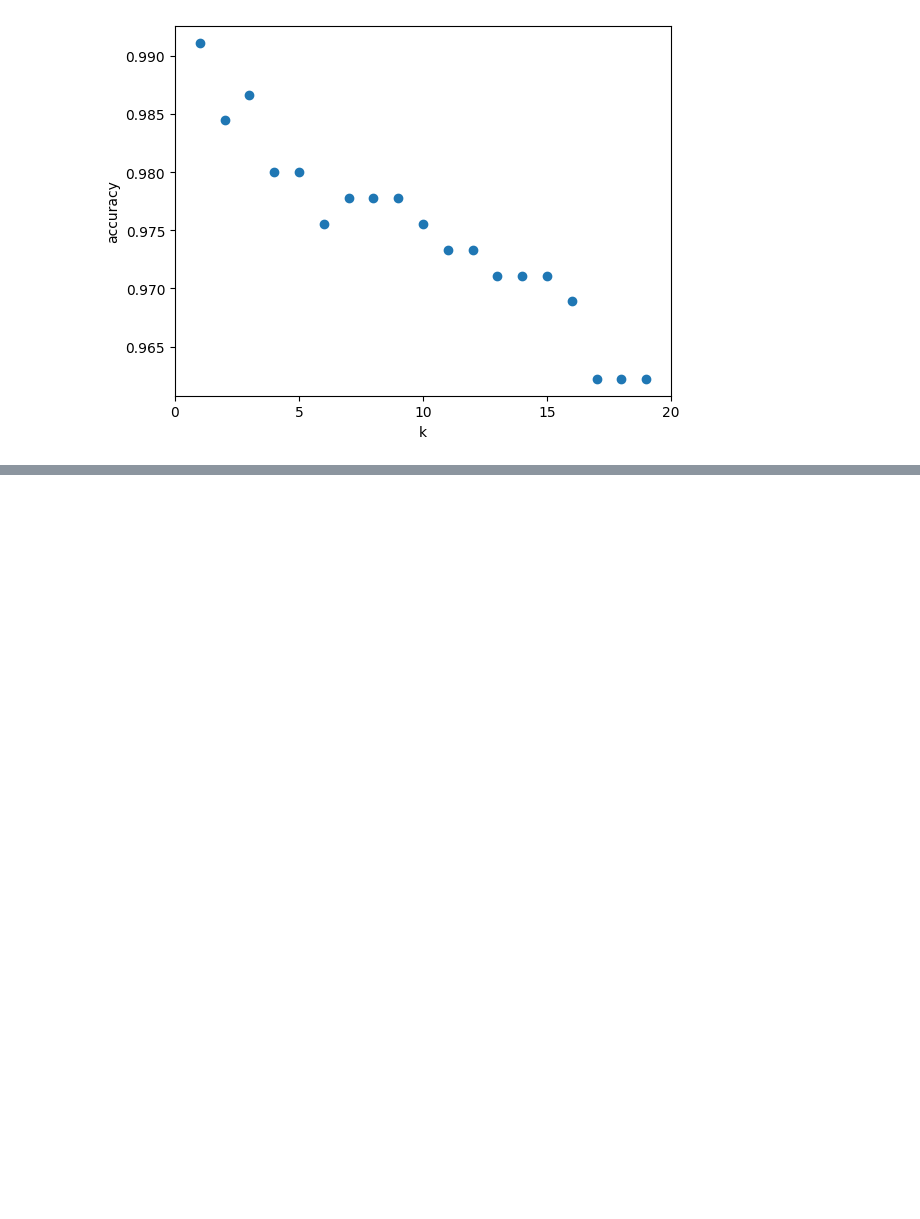
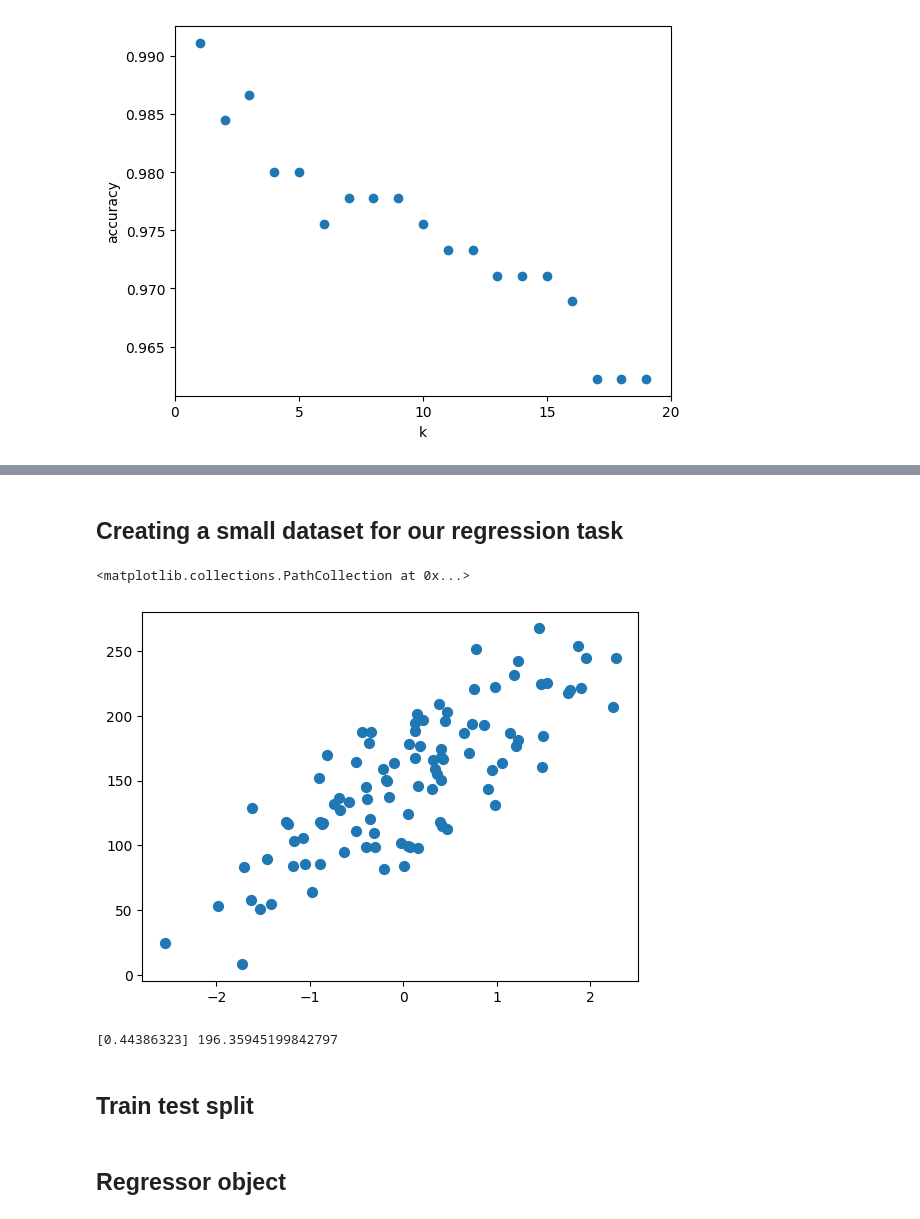
Before and after one commit to Batra-Shreya/ML-models, a Jupyter notebook: KNN.ipynb, the cells around one changed output, grey strips where cells are left out. Drawn from its saved outputs; the diff is of its cells as text; code cells hidden in the pictures; blank space fills up the shorter version.

```diff
--- a/KNN.ipynb
+++ b/KNN.ipynb
@@ -313,0 +337,16 @@ plt.xticks([0,5,10,15,20]);
+# %% [markdown]
+## Creating a small dataset for our regression task
+# %%
+from sklearn.datasets import make_regression
+import matplotlib.pyplot as plt
+Xr, yr = make_regression(n_samples=100,n_features=1,n_informative=1,bias=150,noise=30,random_state=0)
+plt.scatter(Xr , yr, marker='o', s=50)
+# %% [output]
+<matplotlib.collections.PathCollection at 0x...>
+[figure, added]
+# %%
+print(Xr[5], yr[5])
+# %% [output]
+[0.44386323] 196.35945199842797
+# %% [markdown]
+## Train test split
@@ -313,0 +355,2 @@ plt.xticks([0,5,10,15,20]);
+# %% [markdown]
+## Regressor object
```
Also changed, not shown: parts of 12 cells of this notebook.
